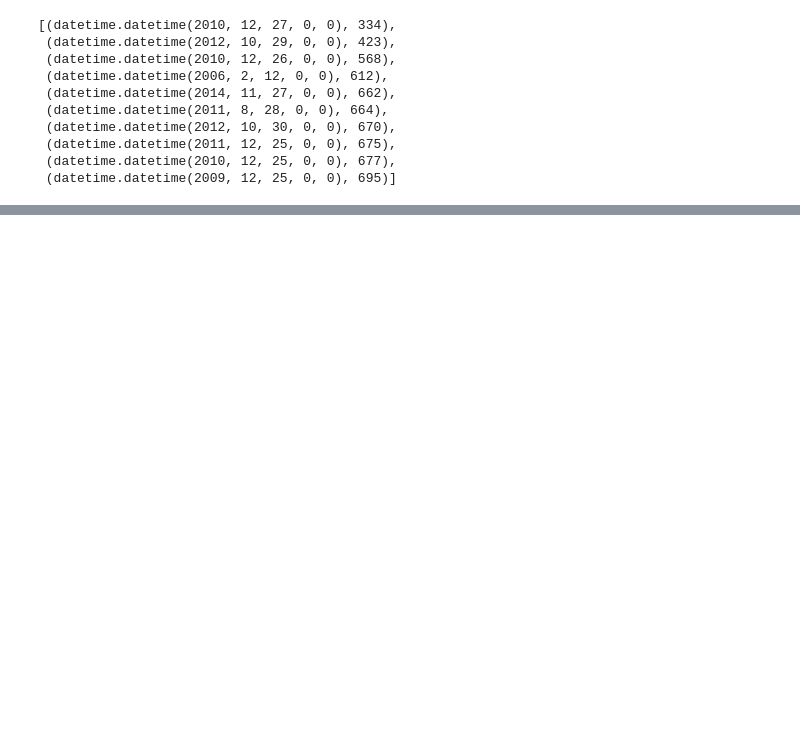
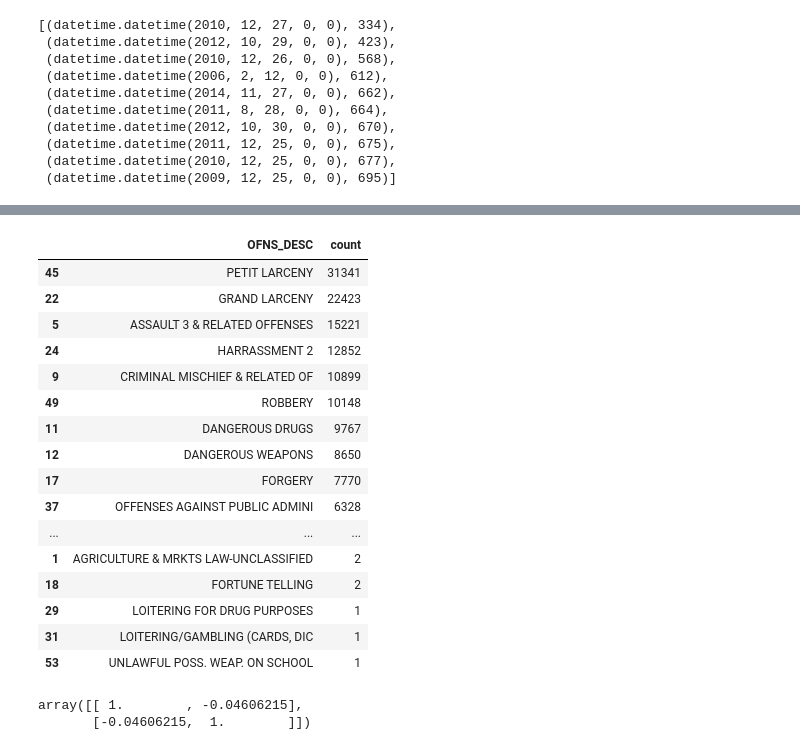
Before and after one commit to nyuxz/ds1004_project, a Jupyter notebook: Visualization.ipynb, the cells around one changed output, grey strips where cells are left out. Drawn from its saved outputs; the diff is of its cells as text; code cells hidden in the pictures; blank space fills up the shorter version.

```diff
--- a/Visualization.ipynb
+++ b/Visualization.ipynb
@@ -78,0 +352,26 @@ sorted_df[:10]
+# %%
+crime_subway_distance_25 = relevant_crime_df_25.groupby("OFNS_DESC").apply(lambda x: pd.Series({"count":len(x)})).reset_index()
+crime_subway_distance_25.sort("count", ascending=False)
+# %% [output]
+|  | OFNS_DESC | count |
+| 45 | PETIT LARCENY | 31341 |
+| 22 | GRAND LARCENY | 22423 |
+| 5 | ASSAULT 3 & RELATED OFFENSES | 15221 |
+| 24 | HARRASSMENT 2 | 12852 |
+| 9 | CRIMINAL MISCHIEF & RELATED OF | 10899 |
+| 49 | ROBBERY | 10148 |
+| 11 | DANGEROUS DRUGS | 9767 |
+| 12 | DANGEROUS WEAPONS | 8650 |
+| 17 | FORGERY | 7770 |
+| 37 | OFFENSES AGAINST PUBLIC ADMINI | 6328 |
+| ... | ... | ... |
+| 1 | AGRICULTURE & MRKTS LAW-UNCLASSIFIED | 2 |
+| 18 | FORTUNE TELLING | 2 |
+| 29 | LOITERING FOR DRUG PURPOSES | 1 |
+| 31 | LOITERING/GAMBLING (CARDS, DIC | 1 |
+| 53 | UNLAWFUL POSS. WEAP. ON SCHOOL | 1 |
+# %%
+np.corrcoef(range(1,distance+1),res)
+# %% [output]
+array([[ 1.        , -0.04606215],
+       [-0.04606215,  1.        ]])
```
Also changed, not shown: parts of 34 cells of this notebook, 2 other files.
